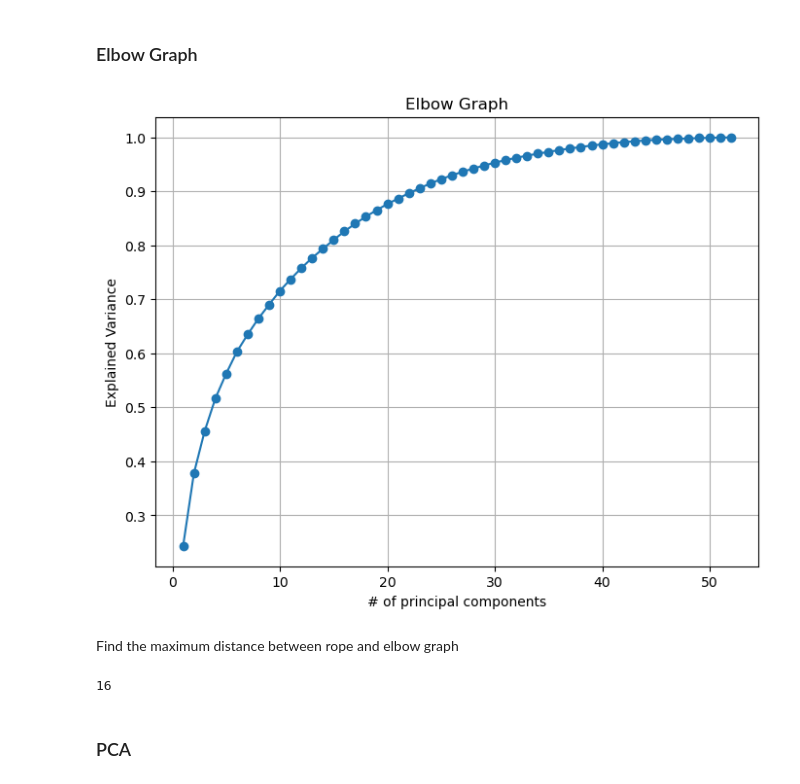
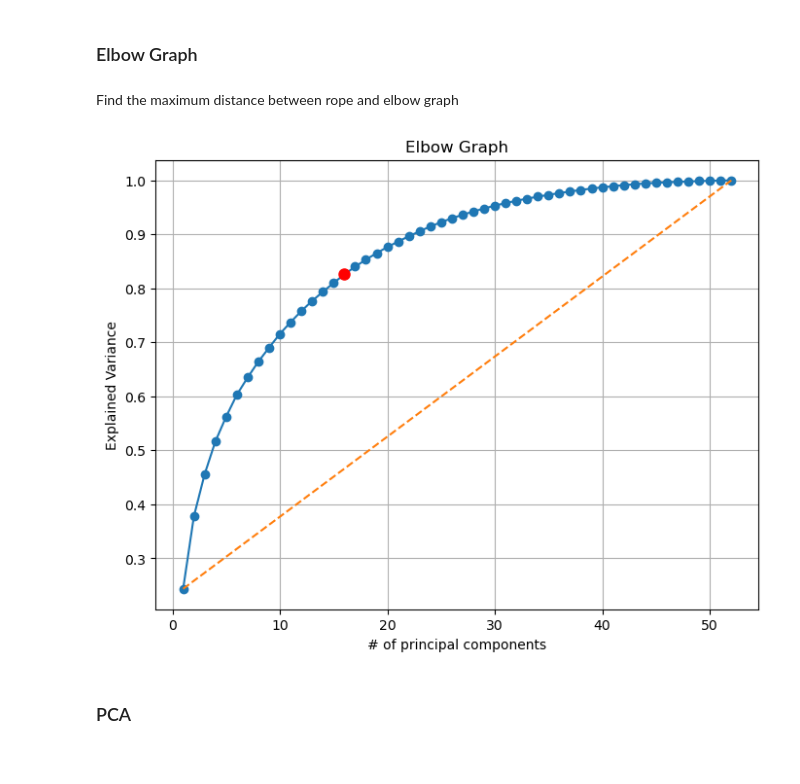
Before and after one commit to Bvs00/AI4ODA_projectwork, a Jupyter notebook: Metaboloma/MIN-MAX/notebook_metaboloma_MINMAX.ipynb, the cells around one changed output. Cells and saved outputs as stored; diff of their text form; code cells hidden in the pictures.

```diff
--- a/Metaboloma/MIN-MAX/notebook_metaboloma_MINMAX.ipynb
+++ b/Metaboloma/MIN-MAX/notebook_metaboloma_MINMAX.ipynb
@@ -194,45 +194,45 @@ Name: count, dtype: int64
 from sklearn.decomposition import PCA
 
 varianza_spiegata_minmax = []
-n_componenti_minmax = np.arange(1, 53)
+n_componenti_minmax = np.arange(1, min(x_minmax.shape[0],x_minmax.shape[1]))
 
 for n in n_componenti_minmax:
     pca_elbow = PCA(n_components=n)
     pca_elbow.fit(x_minmax)
     varianza_spiegata_minmax.append(np.sum(pca_elbow.explained_variance_ratio_))
-
-plt.figure(figsize=(8, 6))
-plt.plot(n_componenti_minmax, varianza_spiegata_minmax, marker='o')
-plt.xlabel('# of principal components')
-plt.ylabel('Explained Variance')
-plt.title('Elbow Graph')
-plt.grid(True)
-plt.show()
-# %% [output]
-[figure, removed]
 # %% [markdown]
 Find the maximum distance between rope and elbow graph
 # %%
 from scipy.spatial.distance import euclidean
 
 points = np.array(list(zip(n_componenti_minmax,varianza_spiegata_minmax)))
 points
 
 first_point = points[0]
 last_point = points[-1]
 
 chord_length = euclidean(first_point, last_point)
 distances = []
 for point in points:
     distance = np.abs(np.cross(last_point - first_point, first_point - point)) / chord_length
     distances.append(distance)
 
 max_distance_index = np.argmax(distances)
 points[max_distance_index][0]
 num_components_pca = int(points[max_distance_index][0])
 num_components_pca
+
+plt.figure(figsize=(8, 6))
+plt.plot(n_componenti_minmax, varianza_spiegata_minmax, marker='o')
+plt.plot([1,len(varianza_spiegata_minmax)],[varianza_spiegata_minmax[0],varianza_spiegata_minmax[-1]], linestyle='--', label="Rope")
+plt.plot(points[max_distance_index][0],points[max_distance_index][1], marker='o', markersize=8, color="red", label="Optimal Components")
+plt.xlabel('# of principal components')
+plt.ylabel('Explained Variance')
+plt.title('Elbow Graph')
+plt.grid(True)
+plt.show()
 # %% [output]
-16
+[figure, added]
 # %% [markdown]
 ### PCA
 # %%
```
Also changed, not shown: 13 other files.
